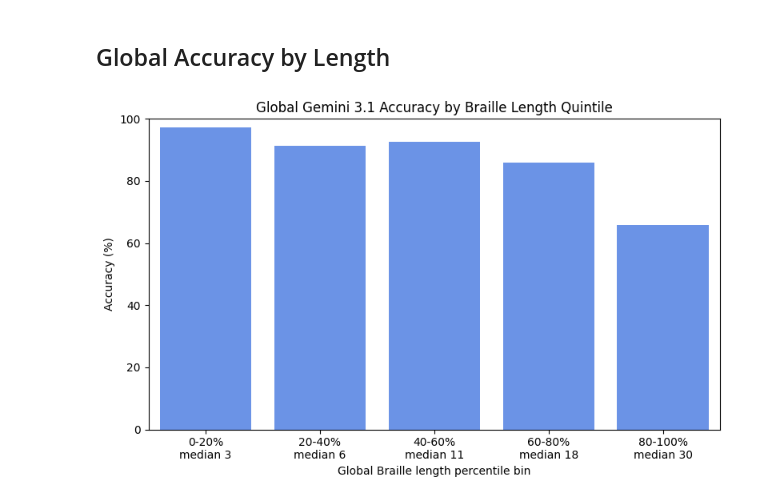
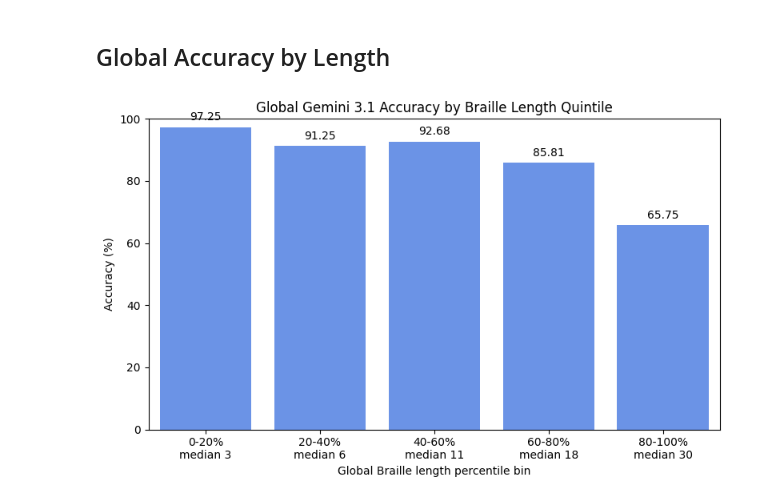
Before and after one commit to NSoiffer/MathMLData, a Jupyter notebook: analysis/Gemini3.1_analysis_by_length.ipynb, the cells around one changed output. Cells and saved outputs as stored; diff of their text form; code cells hidden in the pictures.

Commit message:
add values to barchart plot

```diff
--- a/analysis/Gemini3.1_analysis_by_length.ipynb
+++ b/analysis/Gemini3.1_analysis_by_length.ipynb
@@ -196,32 +196,33 @@ df["global_length_bin"] = pd.qcut(
 )
 
 global_summary = (
     df.groupby("global_length_bin", observed=True, as_index=False)
     .agg(
         total=("is_success", "size"),
         correct=("is_success", "sum"),
         success_rate=("is_success", "mean"),
         median_braille_length=("braille_length", "median"),
     )
 )
 global_summary["success_rate_pct"] = (global_summary["success_rate"] * 100).round(2)
 global_summary = global_summary.sort_values("global_length_bin")
 global_summary["length_bin_label"] = global_summary.apply(
     lambda row: f"{row['global_length_bin']}\nmedian {int(row['median_braille_length'])}",
     axis=1,
 )
 
 plt.figure(figsize=(8, 5))
-sns.barplot(
+ax = sns.barplot(
     data=global_summary,
     x="length_bin_label",
     y="success_rate_pct",
 )
+ax.bar_label(ax.containers[0], fmt="%.2f", padding=4)
 plt.title("Global Gemini 3.1 Accuracy by Braille Length Quintile")
 plt.xlabel("Global Braille length percentile bin")
 plt.ylabel("Accuracy (%)")
 plt.ylim(0, 100)
 plt.tight_layout()
 plt.show()
 # %% [output]
-[figure, old version]
+[figure, new version]
```
